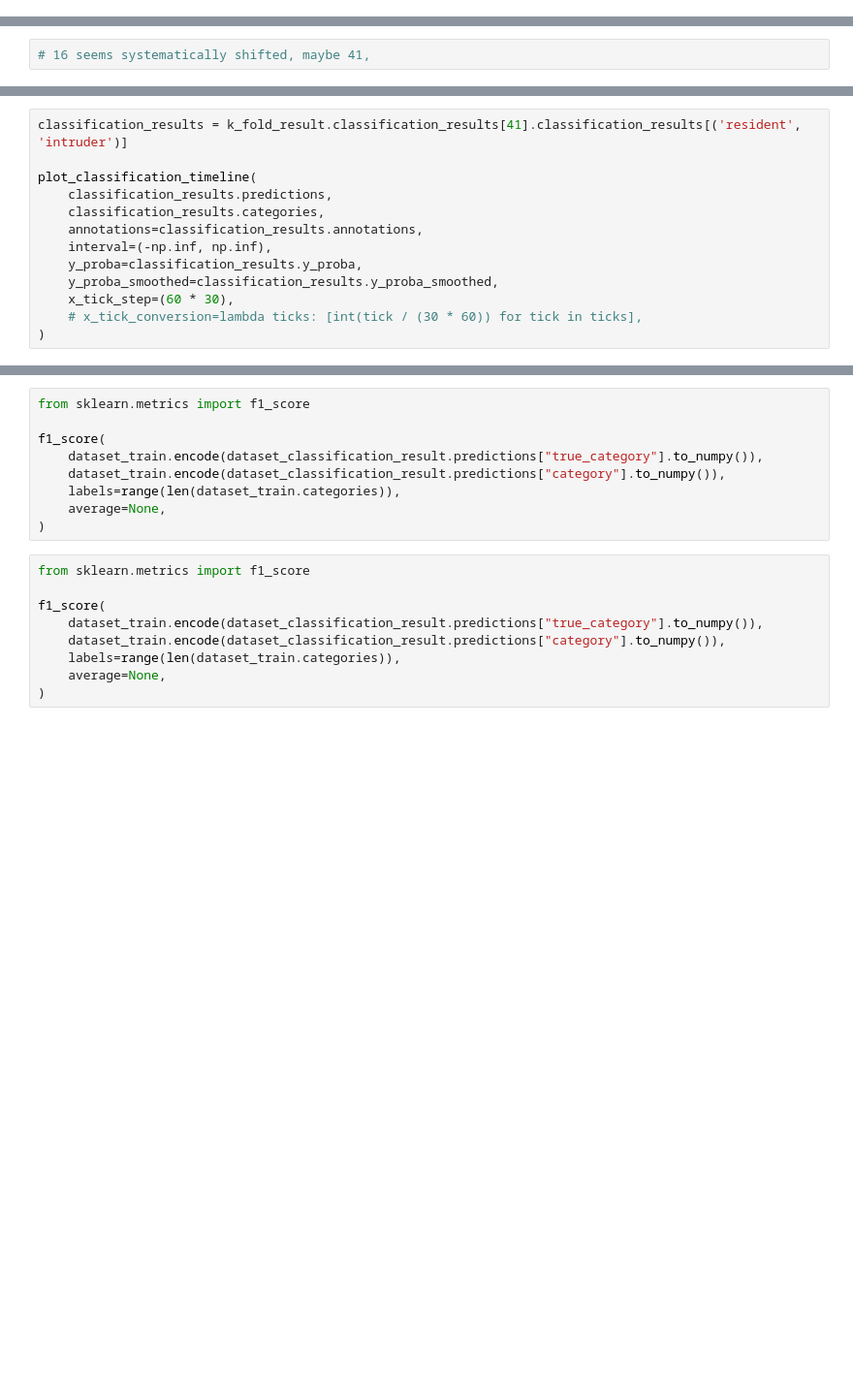
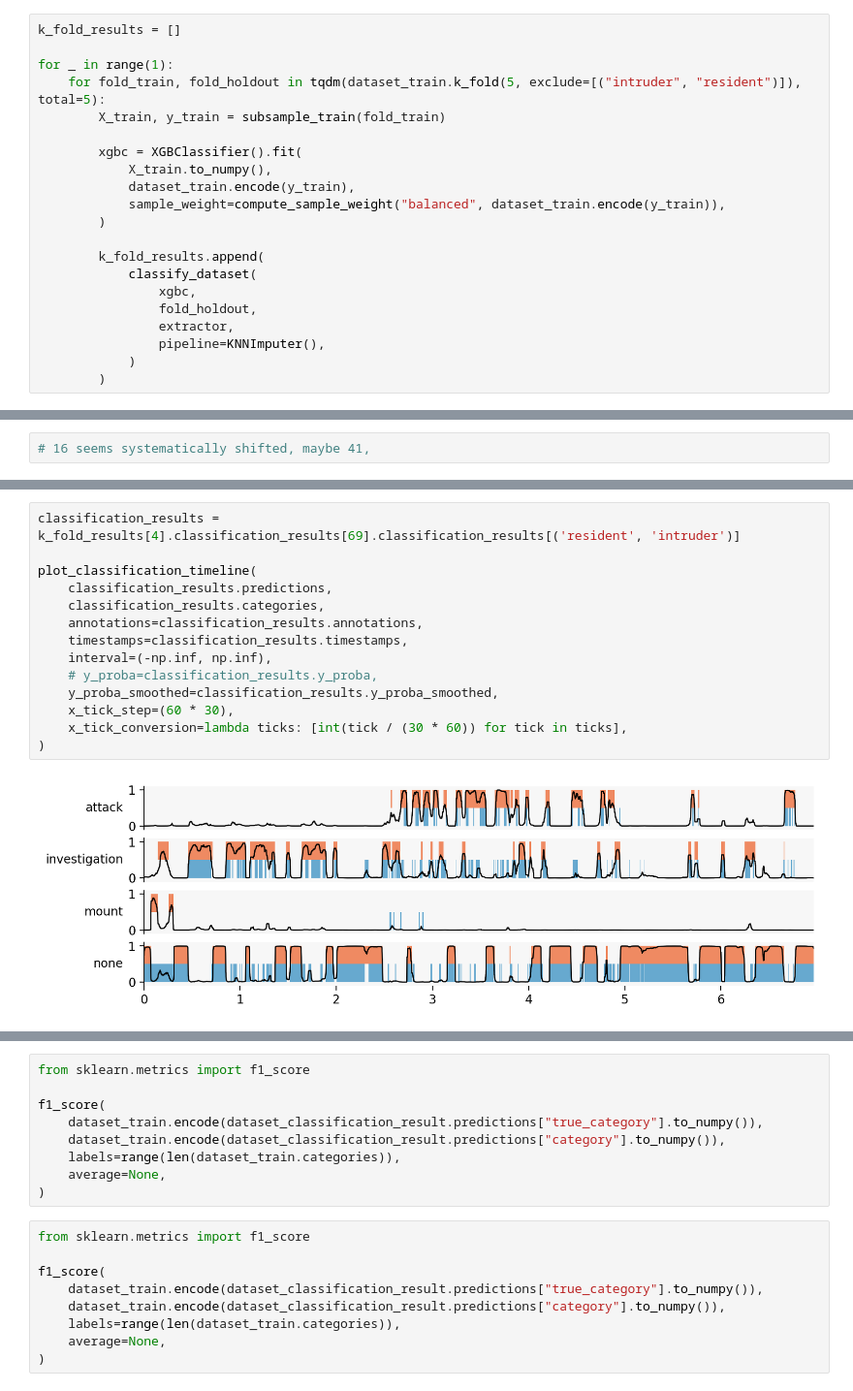
Before and after one commit to pnuehrenberg/vassi, a Jupyter notebook: examples/classification.ipynb, the cells around one changed output, grey strips where cells are left out. Shown at 97% size. Saved outputs shown, nothing was run; the diff lists cells and outputs as text; blank space fills up the shorter version.

```diff
--- a/examples/classification.ipynb
+++ b/examples/classification.ipynb
@@ -107,0 +157,21 @@ print(np.arange(3, 91, 2)[np.argmax(avg_score)])
+# %%
+k_fold_results = []
+
+for _ in range(1):
+    for fold_train, fold_holdout in tqdm(dataset_train.k_fold(5, exclude=[("intruder", "resident")]), total=5):
+        X_train, y_train = subsample_train(fold_train)
+
+        xgbc = XGBClassifier().fit(
+            X_train.to_numpy(),
+            dataset_train.encode(y_train),
+            sample_weight=compute_sample_weight("balanced", dataset_train.encode(y_train)),
+        )
+
+        k_fold_results.append(
+            classify_dataset(
+                xgbc,
+                fold_holdout,
+                extractor,
+                pipeline=KNNImputer(),
+            )
+        )
@@ -146,13 +263,16 @@ for k_fold_result in k_fold_results:
 # %%
-classification_results = k_fold_result.classification_results[41].classification_results[('resident', 'intruder')]
+classification_results = k_fold_results[4].classification_results[69].classification_results[('resident', 'intruder')]
 
 plot_classification_timeline(
     classification_results.predictions,
     classification_results.categories,
     annotations=classification_results.annotations,
+    timestamps=classification_results.timestamps,
     interval=(-np.inf, np.inf),
-    y_proba=classification_results.y_proba,
+    # y_proba=classification_results.y_proba,
     y_proba_smoothed=classification_results.y_proba_smoothed,
     x_tick_step=(60 * 30),
-    # x_tick_conversion=lambda ticks: [int(tick / (30 * 60)) for tick in ticks],
+    x_tick_conversion=lambda ticks: [int(tick / (30 * 60)) for tick in ticks],
 )
+# %% [output]
+[figure, added]
```
Also changed, not shown: parts of 16 cells of this notebook, 21 other files.
